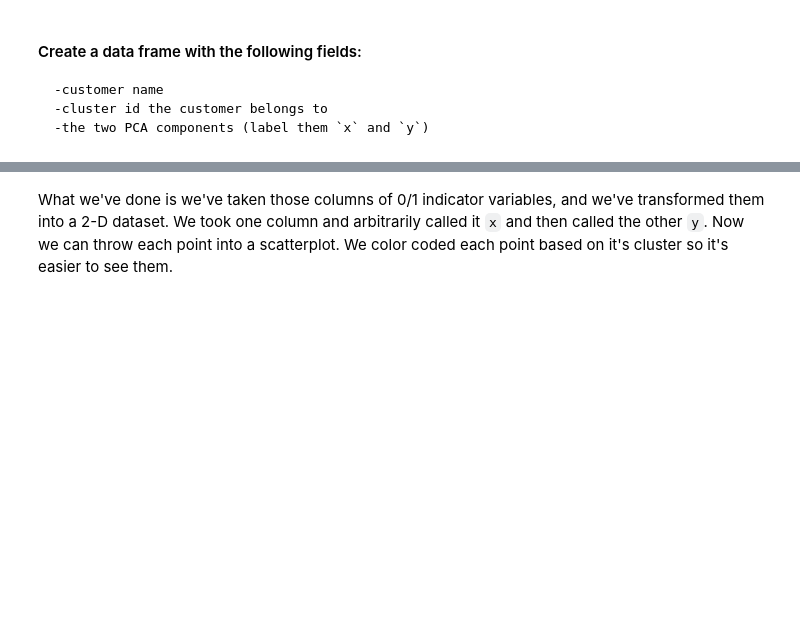
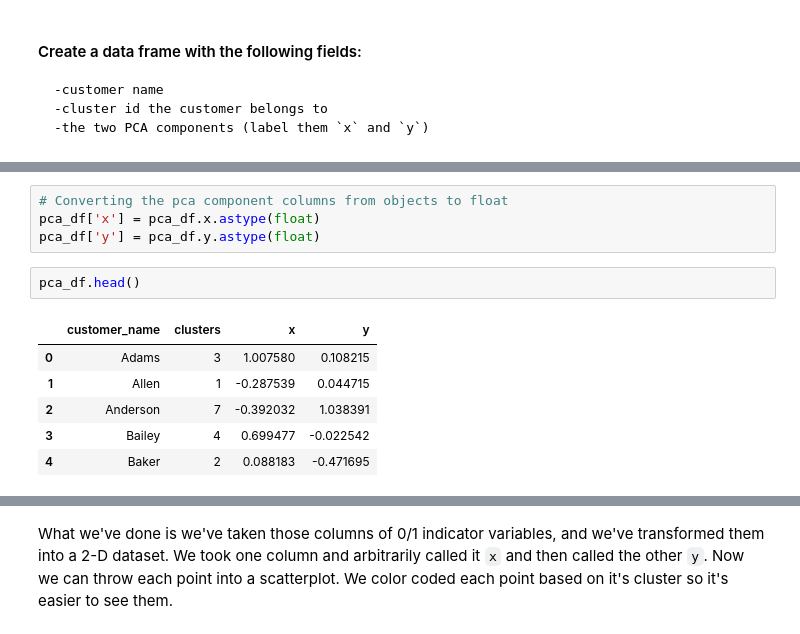
Before and after one commit to cisco3775/Customer-Segmentation-Using-Clustering, a Jupyter notebook: Mini_Project_Clustering.ipynb, the cells around one changed output, grey strips where cells are left out. Saved outputs shown, nothing was run; the diff lists cells and outputs as text; blank space fills up the shorter version.

```diff
--- a/Mini_Project_Clustering.ipynb
+++ b/Mini_Project_Clustering.ipynb
@@ -436,0 +420,13 @@ array([3, 1, 7, 4, 2, 2, 7, 4, 1, 4, 0, 7, 4, 0, 1, 7, 1, 7, 4, 1, 4, 1,
+# %%
+# Converting the pca component columns from objects to float
+pca_df['x'] = pca_df.x.astype(float)
+pca_df['y'] = pca_df.y.astype(float)
+# %%
+pca_df.head()
+# %% [output]
+|  | customer_name | clusters | x | y |
+| 0 | Adams | 3 | 1.007580 | 0.108215 |
+| 1 | Allen | 1 | -0.287539 | 0.044715 |
+| 2 | Anderson | 7 | -0.392032 | 1.038391 |
+| 3 | Bailey | 4 | 0.699477 | -0.022542 |
+| 4 | Baker | 2 | 0.088183 | -0.471695 |
```
Also changed, not shown: parts of 14 cells of this notebook.
